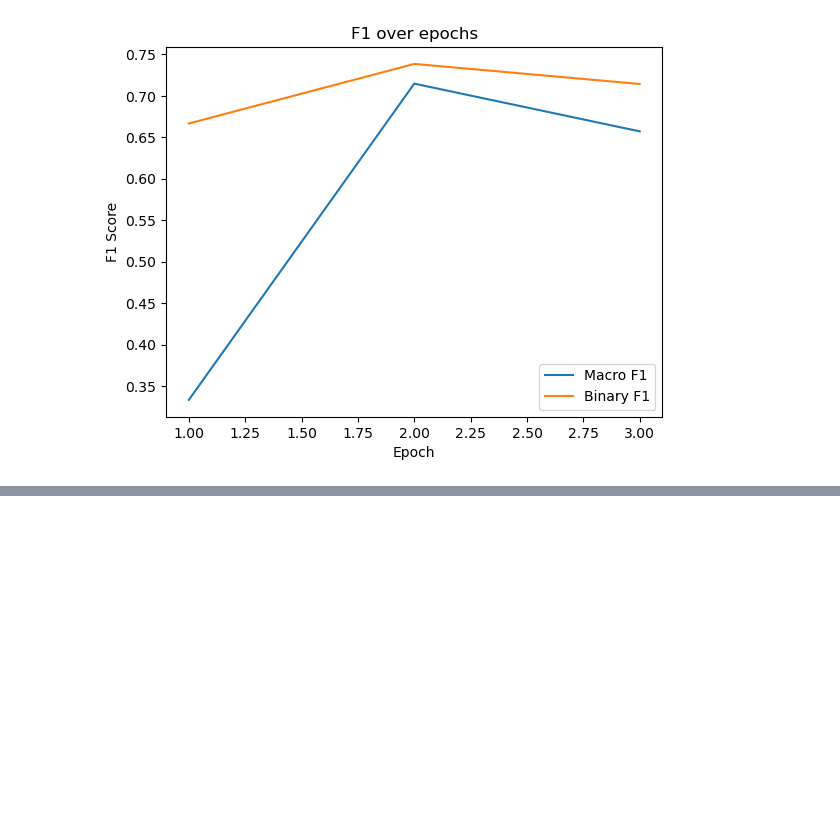
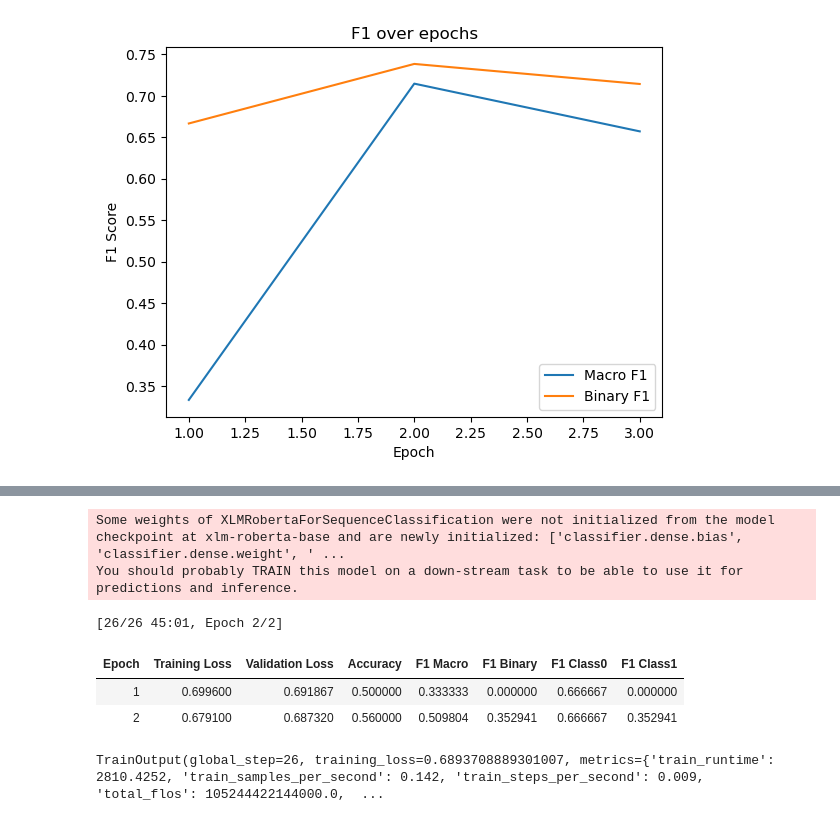
Before and after one commit to tessnim101/Hate-Speech-Detection, a Jupyter notebook: first_tests.ipynb, the cells around one changed output, grey strips where cells are left out. Drawn from its saved outputs; the diff is of its cells as text; code cells hidden in the pictures; blank space fills up the shorter version.

Commit message:
Add simple context-aware model

```diff
--- a/first_tests.ipynb
+++ b/first_tests.ipynb
@@ -208,0 +296,61 @@ plt.show()
+# %%
+# Load model (same as for the base model)
+from transformers import AutoModelForSequenceClassification
+
+model = AutoModelForSequenceClassification.from_pretrained(
+    "xlm-roberta-base",
+    num_labels=2
+)
+# %% [output]
+Some weights of XLMRobertaForSequenceClassification were not initialized from the model checkpoint at xlm-roberta-base and are newly initialized: ['classifier.dense.bias', 'classifier.dense.weight', ' ...
+You should probably TRAIN this model on a down-stream task to be able to use it for predictions and inference.
+# %%
+# Training setup
+from transformers import TrainingArguments
+
+training_args = TrainingArguments(
+    output_dir="./results",
+    eval_strategy="epoch",
+    logging_strategy="epoch",
+    learning_rate=2e-5,
+    per_device_train_batch_size=16,
+    per_device_eval_batch_size=16,
+    num_train_epochs=2,
+    save_strategy="epoch",
+    logging_dir="./logs",
+)
+# %%
+# Metrics
+from sklearn.metrics import f1_score, accuracy_score
+
+def compute_metrics(eval_pred):
+    logits, labels = eval_pred
+    preds = logits.argmax(axis=1)
+
+    return {
+        "accuracy": accuracy_score(labels, preds),
+        "f1_macro": f1_score(labels, preds, average="macro"),
+        "f1_binary": f1_score(labels, preds),
+        "f1_class0": f1_score(labels, preds, pos_label=0),
+        "f1_class1": f1_score(labels, preds, pos_label=1),
+    }
+# %%
+# Trainer
+from transformers import Trainer
+
+trainer = Trainer(
+    model=model,
+    args=training_args,
+    train_dataset=train_dataset,
+    eval_dataset=test_dataset,
+    tokenizer=tokenizer,
+    compute_metrics=compute_metrics,
+)
+# %%
+trainer.train()
+# %% [output]
+[26/26 45:01, Epoch 2/2]
+| Epoch | Training Loss | Validation Loss | Accuracy | F1 Macro | F1 Binary | F1 Class0 | F1 Class1 |
+| 1 | 0.699600 | 0.691867 | 0.500000 | 0.333333 | 0.000000 | 0.666667 | 0.000000 |
+| 2 | 0.679100 | 0.687320 | 0.560000 | 0.509804 | 0.352941 | 0.666667 | 0.352941 |
+TrainOutput(global_step=26, training_loss=0.6893708889301007, metrics={'train_runtime': 2810.4252, 'train_samples_per_second': 0.142, 'train_steps_per_second': 0.009, 'total_flos': 105244422144000.0,  ...
```
Also changed, not shown: parts of 7 cells of this notebook.
